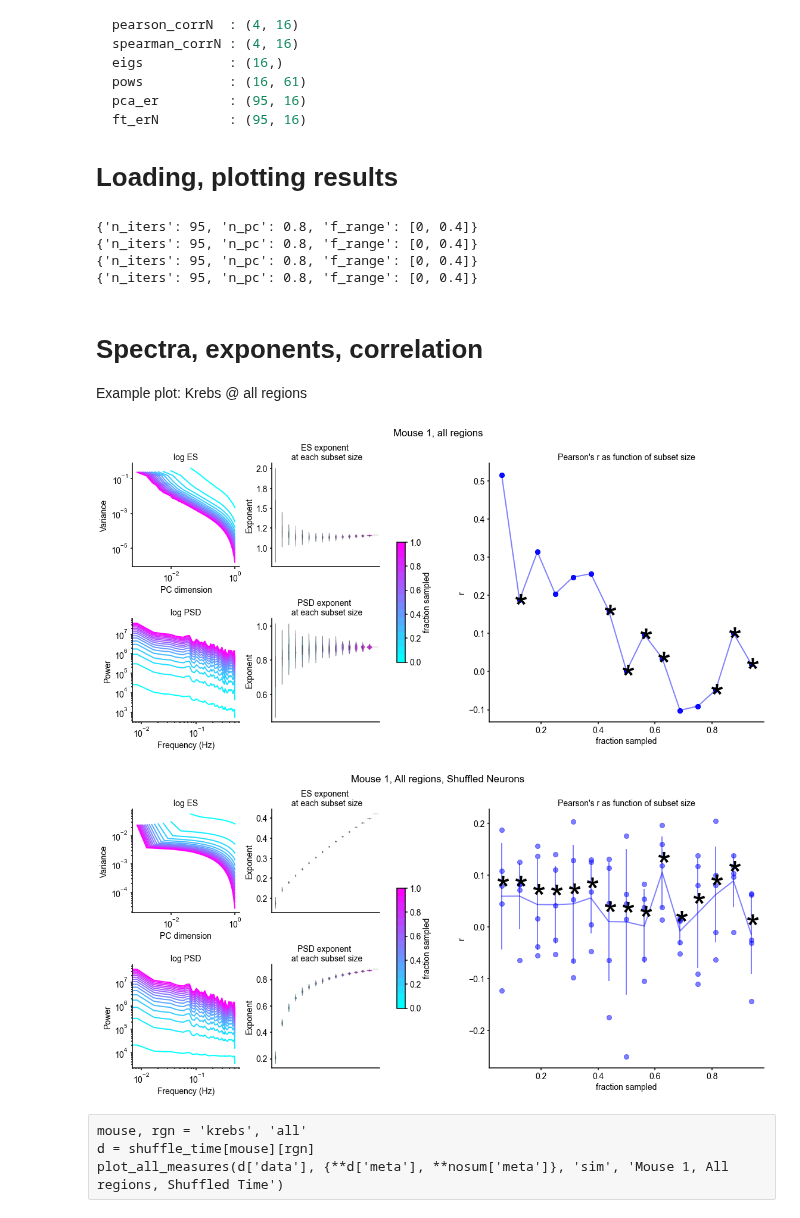
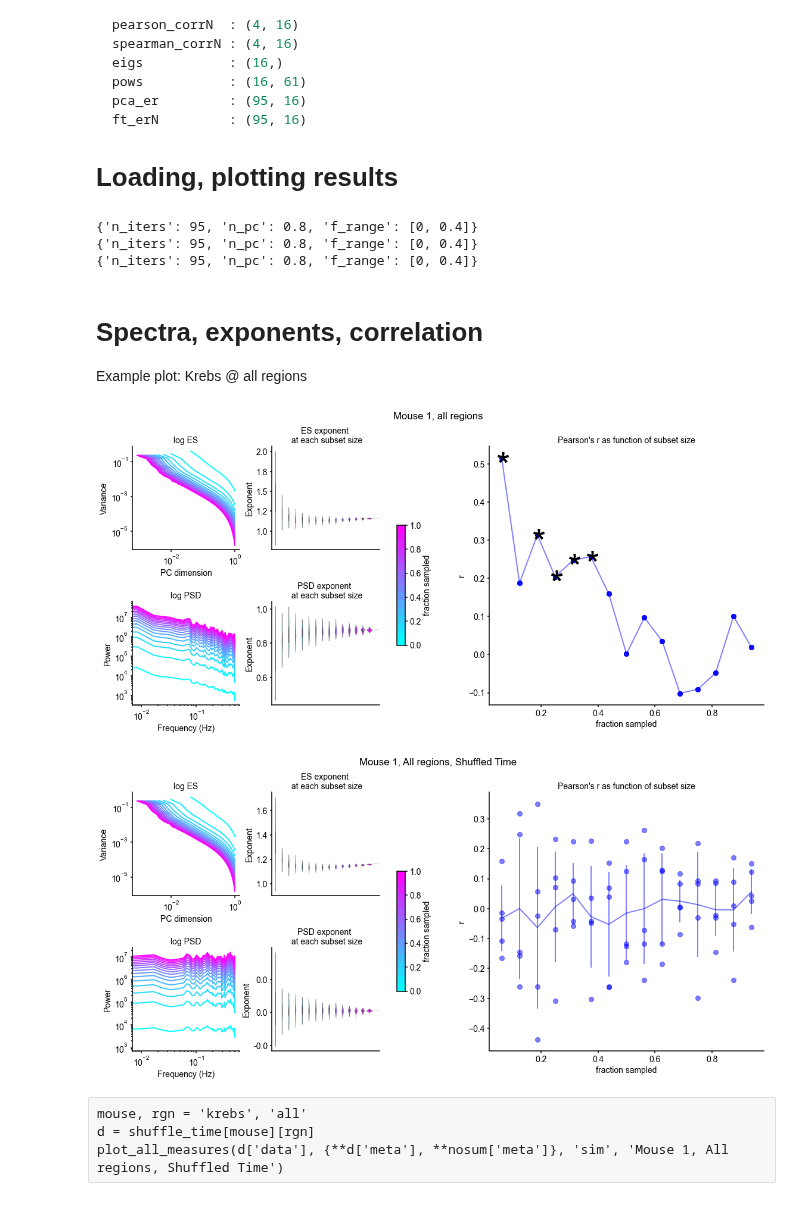
Before and after one commit to voytekresearch/galaxybrain, a Jupyter notebook: notebooks/MouseResults.ipynb, the cells around one changed output. Drawn from its saved outputs; the diff is of its cells as text; code cells hidden in the pictures.

````diff
--- a/notebooks/MouseResults.ipynb
+++ b/notebooks/MouseResults.ipynb
@@ -47,31 +47,29 @@ ft_erN         : (95, 16)
 ```
 # Loading, plotting results
 # %%
-nosum         = load_results('../data/experiments/NOSUM') # has summed and non summed data
-mice          = load_results('../data/experiments/exp6', kind='mouse_old')
+mice         = load_results('../data/experiments/NOSUM') # has summed and non summed data
 shuffle_space = load_results('../data/experiments/expTESTSPACE', kind='mouse_shuffle')
 shuffle_time  = load_results('../data/experiments/expTESTTIME', kind='mouse_shuffle')
 # %% [output]
 {'n_iters': 95, 'n_pc': 0.8, 'f_range': [0, 0.4]}
 {'n_iters': 95, 'n_pc': 0.8, 'f_range': [0, 0.4]}
 {'n_iters': 95, 'n_pc': 0.8, 'f_range': [0, 0.4]}
-{'n_iters': 95, 'n_pc': 0.8, 'f_range': [0, 0.4]}
 # %% [markdown]
 # Spectra, exponents, correlation
 
 Example plot: Krebs @ all regions
 # %%
 mouse, rgn = 'krebs', 'all'
-d = nosum[mouse][rgn]
-plot_all_measures(d['data'], {**d['meta'], **nosum['meta']}, 'mouse', 'Mouse 1, all regions')
+d = mice[mouse][rgn]
+plot_all_measures(d['data'], {**d['meta'], **mice['meta']}, 'mouse', 'Mouse 1, all regions')
 # plt.savefig(f'../fig/mouse/spec_info_{mouse}_{rgn}.png', bbox_inches='tight', pad_inches=0.0, dpi=400)
 # %% [output]
-[figure, old version]
+[figure, new version]
 # %%
-d = shuffle_space[mouse][rgn]
-plot_all_measures(d['data'], {**d['meta'], **nosum['meta']}, 'sim', 'Mouse 1, All regions, Shuffled Neurons')
+d = shuffle_time[mouse][rgn]
+plot_all_measures(d['data'], {**d['meta'], **nosum['meta']}, 'sim', 'Mouse 1, All regions, Shuffled Time')
 # %% [output]
-[figure, old version]
+[figure, new version]
 # %% [raw]
 mouse, rgn = 'krebs', 'all'
 d = shuffle_time[mouse][rgn]
````
Also changed, not shown: 4 other files.
